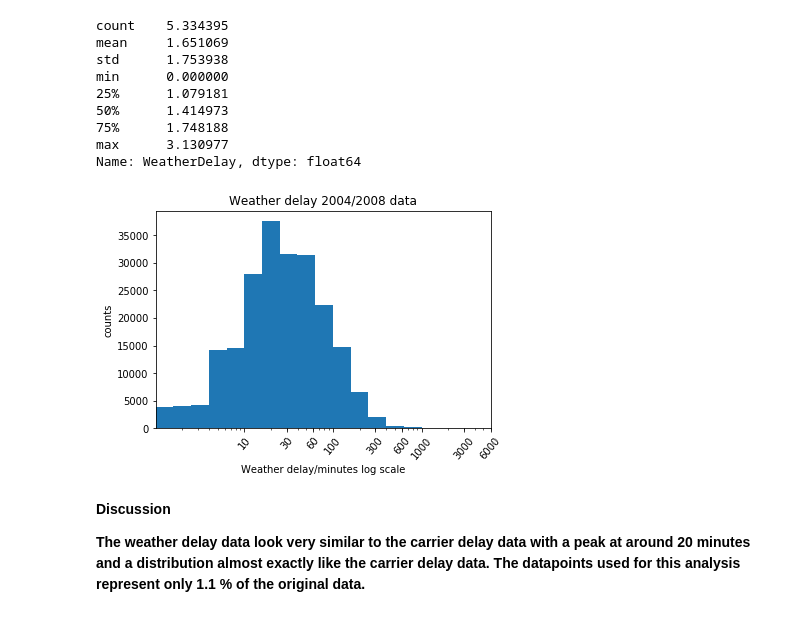
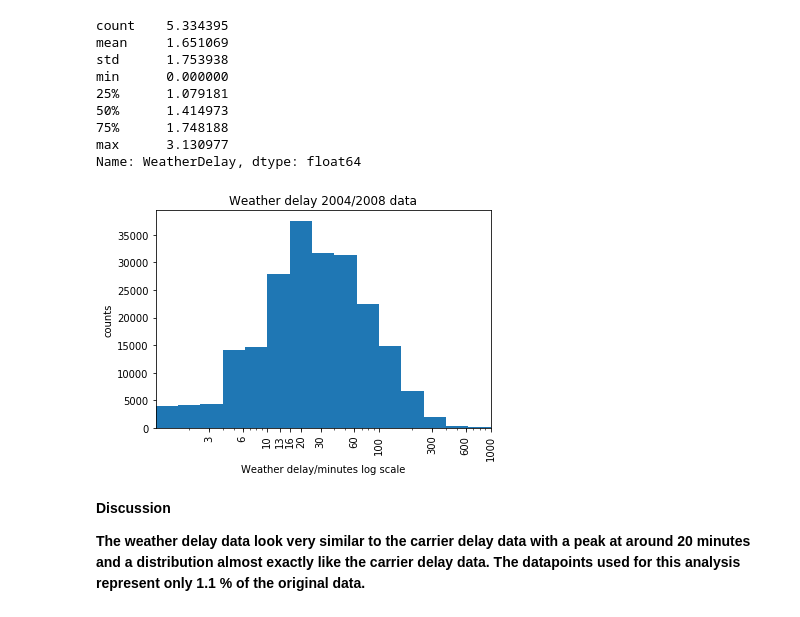
Before and after one commit to ToHa1966/Flights, a Jupyter notebook: Flights.ipynb, the cells around one changed output. Cells and saved outputs as stored; diff of their text form; code cells hidden in the pictures.

```diff
--- a/Flights.ipynb
+++ b/Flights.ipynb
@@ -1479,17 +1487,17 @@ Name: WeatherDelay, dtype: float64
 # %%
 # log transform weather delay data
 bin_edges = 10 ** np.arange(0, 3.13 + 0.2, 0.2 )
 plt.hist(data = df_cct_0408_posw, x = 'WeatherDelay', bins = bin_edges);
 plt.xscale('log');
-tic_loc = [0, 10, 30, 60, 100, 300, 600, 1000, 3000, 6000]
+tic_loc = [0, 3, 6, 10, 13, 16, 20, 30, 60, 100, 300, 600, 1000]
 plt.xticks(tic_loc, tic_loc)
-plt.xticks(rotation=50);
-plt.xlim(0,6000);
+plt.xticks(rotation=90);
+plt.xlim(0,1000);
 plt.xlabel('Weather delay/minutes log scale')
 plt.ylabel('counts')
 plt.title('Weather delay 2004/2008 data');
 # %% [output]
-[figure, old version]
+[figure, new version]
 # %% [markdown]
 **Discussion**
 
```
Also changed, not shown: parts of 76 cells of this notebook.
